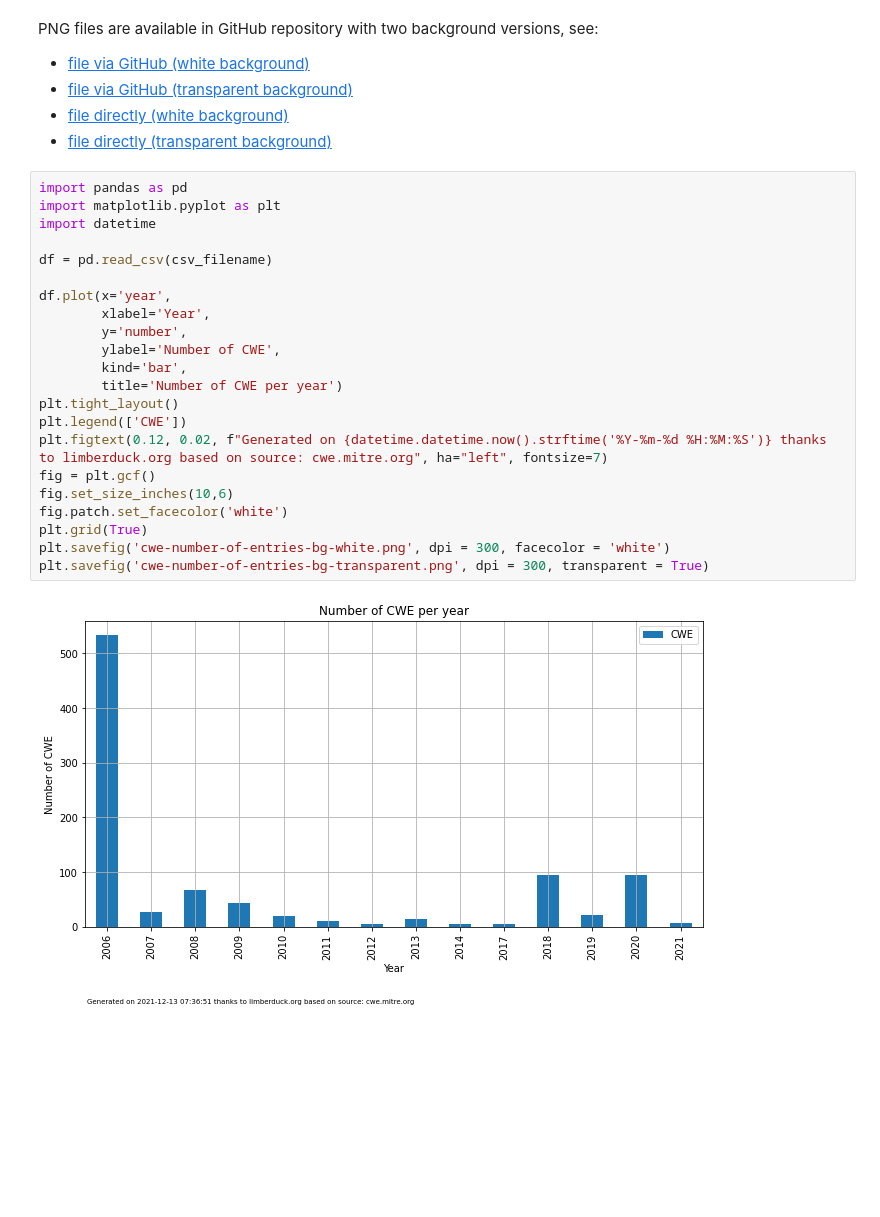
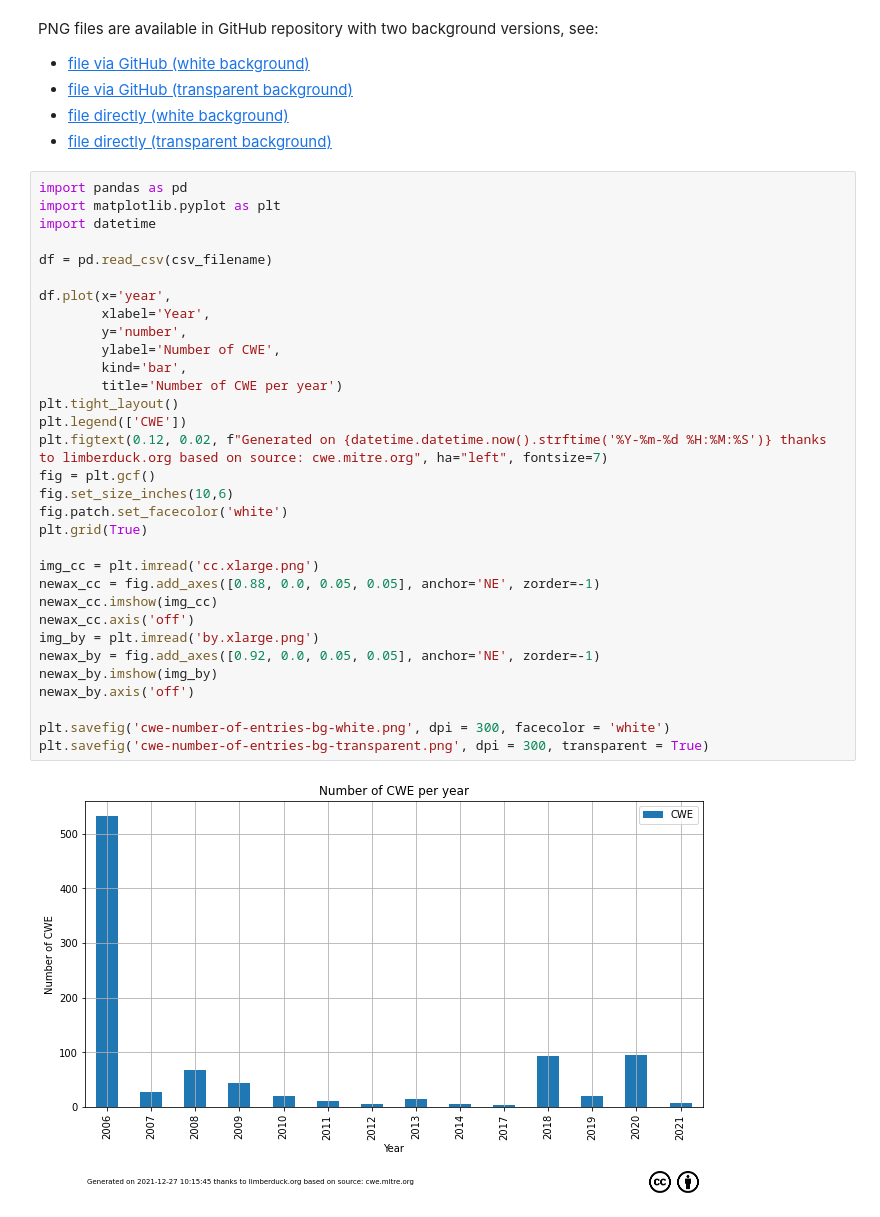
Before and after one commit to LimberDuck/limberduck.org, a Jupyter notebook: docs/notebooks/cwe/cwe.ipynb, the cells around one changed output. Cells and saved outputs as stored; diff of their text form; blank space fills up the shorter version.

```diff
--- a/docs/notebooks/cwe/cwe.ipynb
+++ b/docs/notebooks/cwe/cwe.ipynb
@@ -125,24 +159,34 @@ PNG files are available in GitHub repository with two background versions, see:
 # %%
 import pandas as pd
 import matplotlib.pyplot as plt
 import datetime
 
 df = pd.read_csv(csv_filename)
 
 df.plot(x='year',
         xlabel='Year',
         y='number',
         ylabel='Number of CWE',
         kind='bar',
         title='Number of CWE per year')
 plt.tight_layout()
 plt.legend(['CWE'])
 plt.figtext(0.12, 0.02, f"Generated on {datetime.datetime.now().strftime('%Y-%m-%d %H:%M:%S')} thanks to limberduck.org based on source: cwe.mitre.org", ha="left", fontsize=7)
 fig = plt.gcf()
 fig.set_size_inches(10,6)
 fig.patch.set_facecolor('white')
 plt.grid(True)
+
+img_cc = plt.imread('cc.xlarge.png')
+newax_cc = fig.add_axes([0.88, 0.0, 0.05, 0.05], anchor='NE', zorder=-1)
+newax_cc.imshow(img_cc)
+newax_cc.axis('off')
+img_by = plt.imread('by.xlarge.png')
+newax_by = fig.add_axes([0.92, 0.0, 0.05, 0.05], anchor='NE', zorder=-1)
+newax_by.imshow(img_by)
+newax_by.axis('off')
+
 plt.savefig('cwe-number-of-entries-bg-white.png', dpi = 300, facecolor = 'white')
 plt.savefig('cwe-number-of-entries-bg-transparent.png', dpi = 300, transparent = True)
 # %% [output]
-[figure, old version]
+[figure, new version]
```
Also changed, not shown: parts of 5 cells of this notebook, 2 other files.
